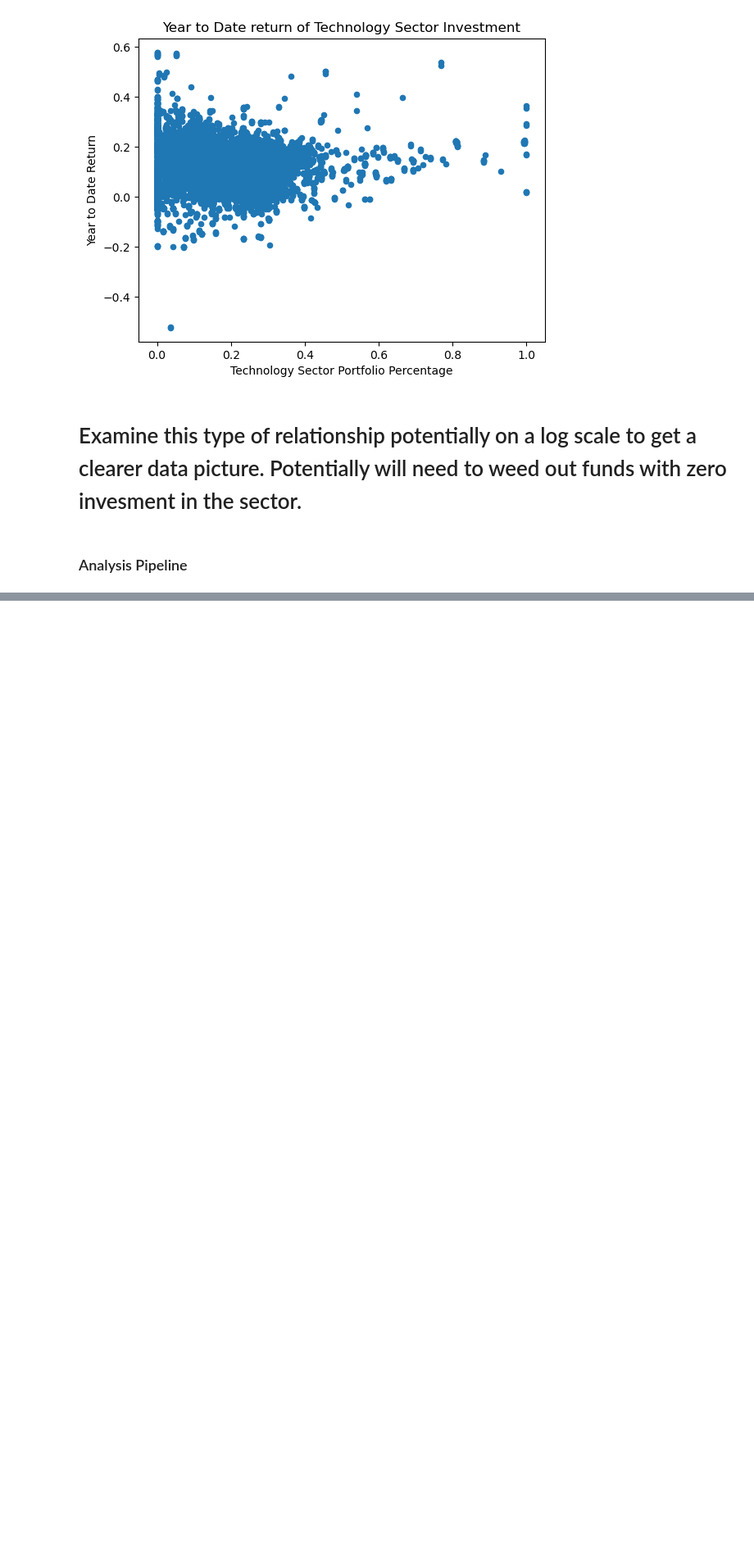
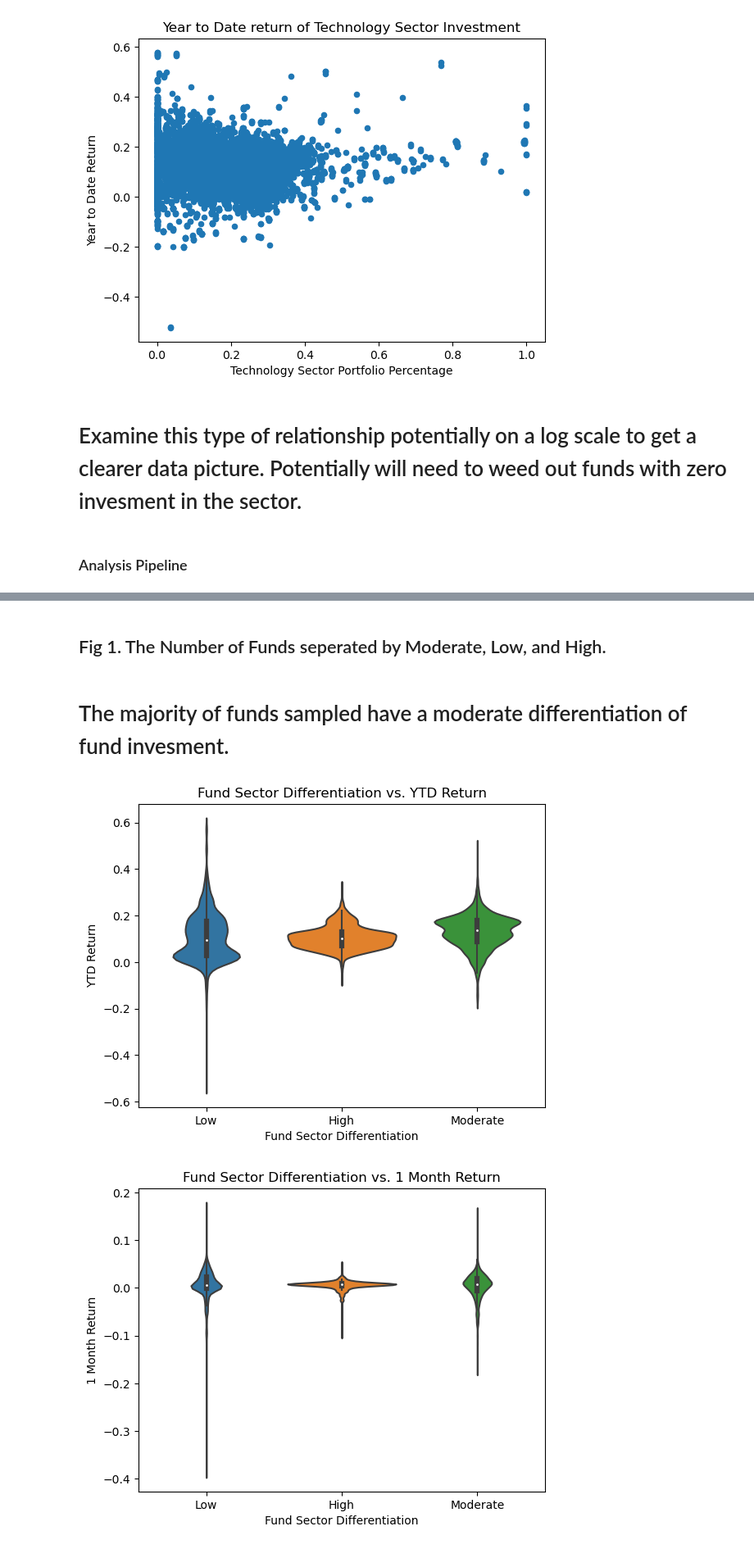
Before and after one commit to ubco-W2022T2-data301/project-group-group-57, a Jupyter notebook: analysis/analysis_Adam_Goebel.ipynb, the cells around one changed output, grey strips where cells are left out. Shown: that part at 82% size. Saved outputs shown, nothing was run; the diff lists cells and outputs as text; code cells hidden in the pictures; blank space fills up the shorter version.

```diff
--- a/analysis/analysis_Adam_Goebel.ipynb
+++ b/analysis/analysis_Adam_Goebel.ipynb
@@ -139,0 +154,43 @@ df
+# %% [markdown]
+## Fig 1. The Number of Funds seperated by Moderate, Low, and High.
+# %% [markdown]
+#  The majority of funds sampled have a moderate differentiation of fund invesment.
+# %%
+sns.violinplot(x=df['fund_sector_differentiation'], y=df['fund_return_ytd'])
+plt.title('Fund Sector Differentiation vs. YTD Return')
+plt.xlabel('Fund Sector Differentiation')
+plt.ylabel('YTD Return')
+plt.show()
+
+sns.violinplot(x=df['fund_sector_differentiation'], y=df['fund_return_1month'])
+plt.title('Fund Sector Differentiation vs. 1 Month Return')
+plt.xlabel('Fund Sector Differentiation')
+plt.ylabel('1 Month Return')
+plt.show()
+
+sns.violinplot(x=df['fund_sector_differentiation'], y=df['fund_return_3months'])
+plt.title('Fund Sector Differentiation vs. 3 Month Return')
+plt.xlabel('Fund Sector Differentiation')
+plt.ylabel('3 Month Return')
+plt.show()
+
+sns.violinplot(x=df['fund_sector_differentiation'], y=df['fund_return_3months'])
+plt.title('Fund Sector Differentiation vs. 3 Month Return')
+plt.xlabel('Fund Sector Differentiation')
+plt.ylabel('3 Month Return')
+plt.show()
+
+sns.violinplot(x=df['fund_sector_differentiation'], y=df['fund_return_3years'])
+plt.title('Fund Sector Differentiation vs. 3 Year Return')
+plt.xlabel('Fund Sector Differentiation')
+plt.ylabel('3 Year Return')
+plt.show()
+
+sns.violinplot(x=df['fund_sector_differentiation'], y=df['fund_return_5years'])
+plt.title('Fund Sector Differentiation vs. 5 Year Return')
+plt.xlabel('Fund Sector Differentiation')
+plt.ylabel('5 Year Return')
+plt.show()
+# %% [output]
+[figure, added]
+[figure, added]
```
Also changed, not shown: parts of 17 cells of this notebook.
